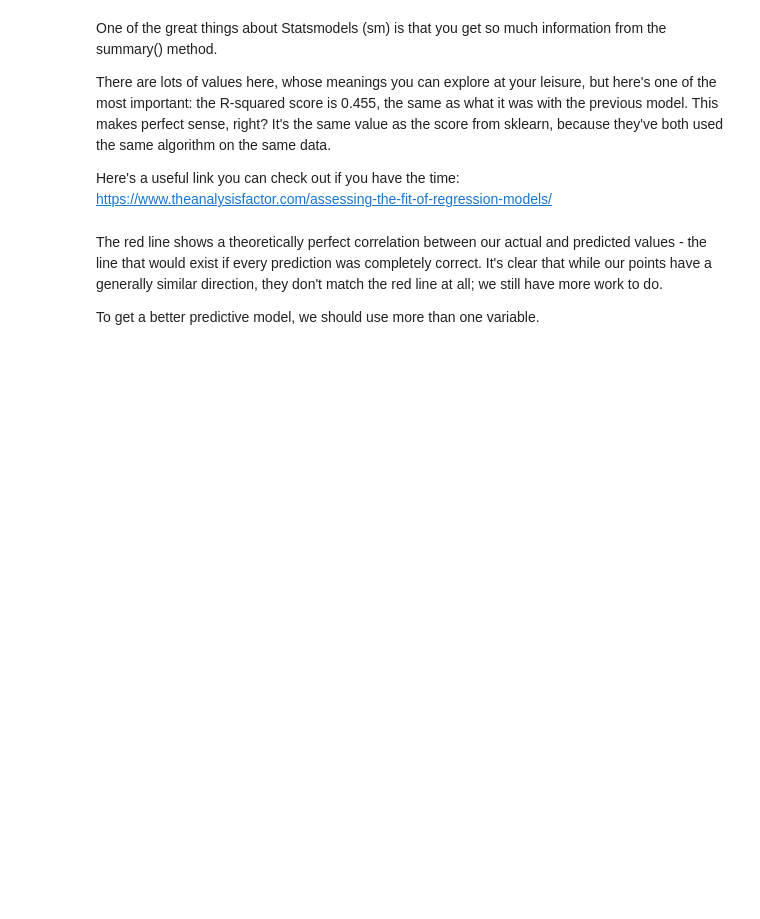
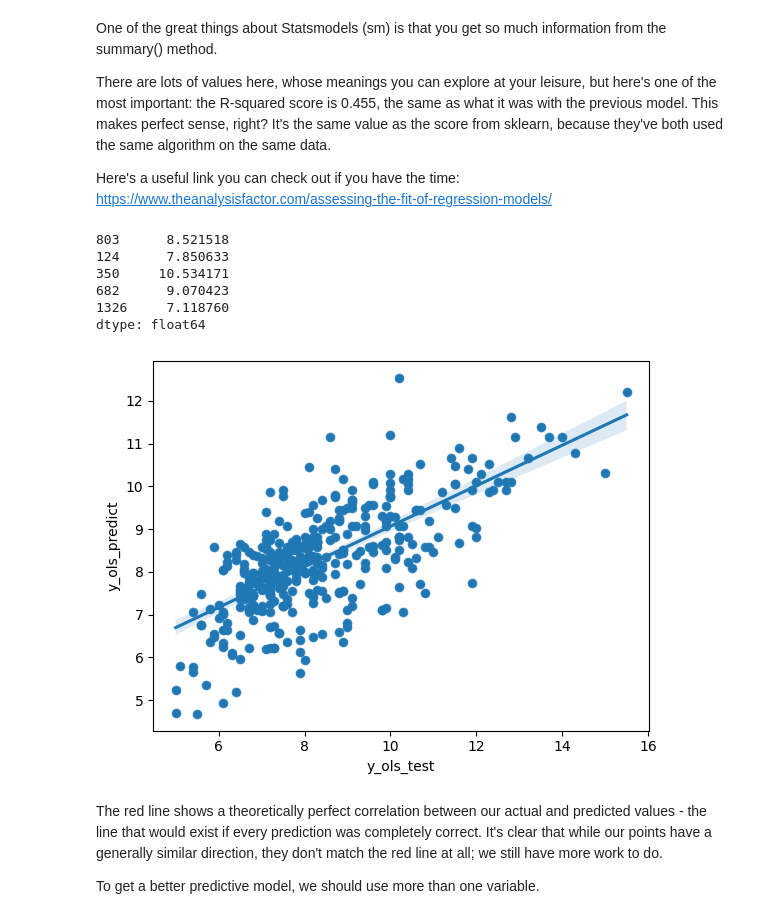
Before and after one commit to blue-santa/sprinboard-data-science-2026, a Jupyter notebook: 11-python-statistics-in-eda/04-statistical-modeling/00-case-study-linear-reg/Springboard Regression Case Study - the Red Wine Dataset - Tier 3.ipynb, the cells around one changed output. Cells and saved outputs as stored; diff of their text form; code cells hidden in the pictures; blank space fills up the shorter version.

Commit message:
develop y_ols test vs predict

```diff
--- a/11-python-statistics-in-eda/04-statistical-modeling/00-case-study-linear-reg/Springboard Regression Case Study - the Red Wine Dataset - Tier 3.ipynb
+++ b/11-python-statistics-in-eda/04-statistical-modeling/00-case-study-linear-reg/Springboard Regression Case Study - the Red Wine Dataset - Tier 3.ipynb
@@ -413,7 +413,7 @@ Let's build a similar model using a different package, to see if we get a better
 # %%
 # Create the test and train sets. Here, we do things slightly differently.
 # We make the explanatory variable X as before.
-X_ols = df['density']
+X_ols = pd.DataFrame(df['density'])
 
 # But here, reassign X the value of adding a constant to it. This is required for Ordinary Least Squares Regression.
 # Further explanation of this can be found here:
@@ -421,13 +421,10 @@ X_ols = df['density']
 X_ols = sm.add_constant(X_ols)
 # %%
 # The rest of the preparation is as before.
-y_ols = df['fixed.acidity']
+y_ols = pd.DataFrame(df['fixed.acidity'])
 
 # Split the data using train_test_split()
 X_ols_train, X_ols_test, y_ols_train, y_ols_test = train_test_split(X_ols, y_ols, test_size=0.25, random_state=42)
 # %%
 # Create the model
-rModel_ols = linear_model.LinearRegression()
-
-# Fit the model with fit()
-rModel_ols.fit(X_ols_train, y_ols_train)
+rModel_ols = sm.OLS(y_ols_train, X_ols_train).fit()
@@ -446,17 +461,30 @@ There are lots of values here, whose meanings you can explore at your leisure, b
 Here's a useful link you can check out if you have the time: https://www.theanalysisfactor.com/assessing-the-fit-of-regression-models/
 # %%
 # Let's use our new model to make predictions of the dependent variable y. Use predict(), and plug in X_test as the parameter
-_ _ _
+y_ols_predict = rModel_ols.predict(X_ols_test)
+# %%
+y_ols_predict.head()
+# %% [output]
+803      8.521518
+124      7.850633
+350     10.534171
+682      9.070423
+1326     7.118760
+dtype: float64
 # %%
 # Plot the predictions
 # Build a scatterplot
-_ _ _
+_ = sns.scatterplot(x=y_ols_test['fixed.acidity'], y=y_ols_predict)
 
 # Add a line for perfect correlation. Can you see what this line is doing? Use plot()
-_ _ _
+_ = sns.regplot(x=y_ols_test['fixed.acidity'], y=y_ols_predict)
 
 # Label it nicely
-_ _ _
+_.set(xlabel='y_ols_test', ylabel='y_ols_predict')
+
+plt.show()
+# %% [output]
+[figure, added]
 # %% [markdown]
 The red line shows a theoretically perfect correlation between our actual and predicted values - the line that would exist if every prediction was completely correct. It's clear that while our points have a generally similar direction, they don't match the red line at all; we still have more work to do.
 
```
Also changed, not shown: parts of 2 cells of this notebook.
